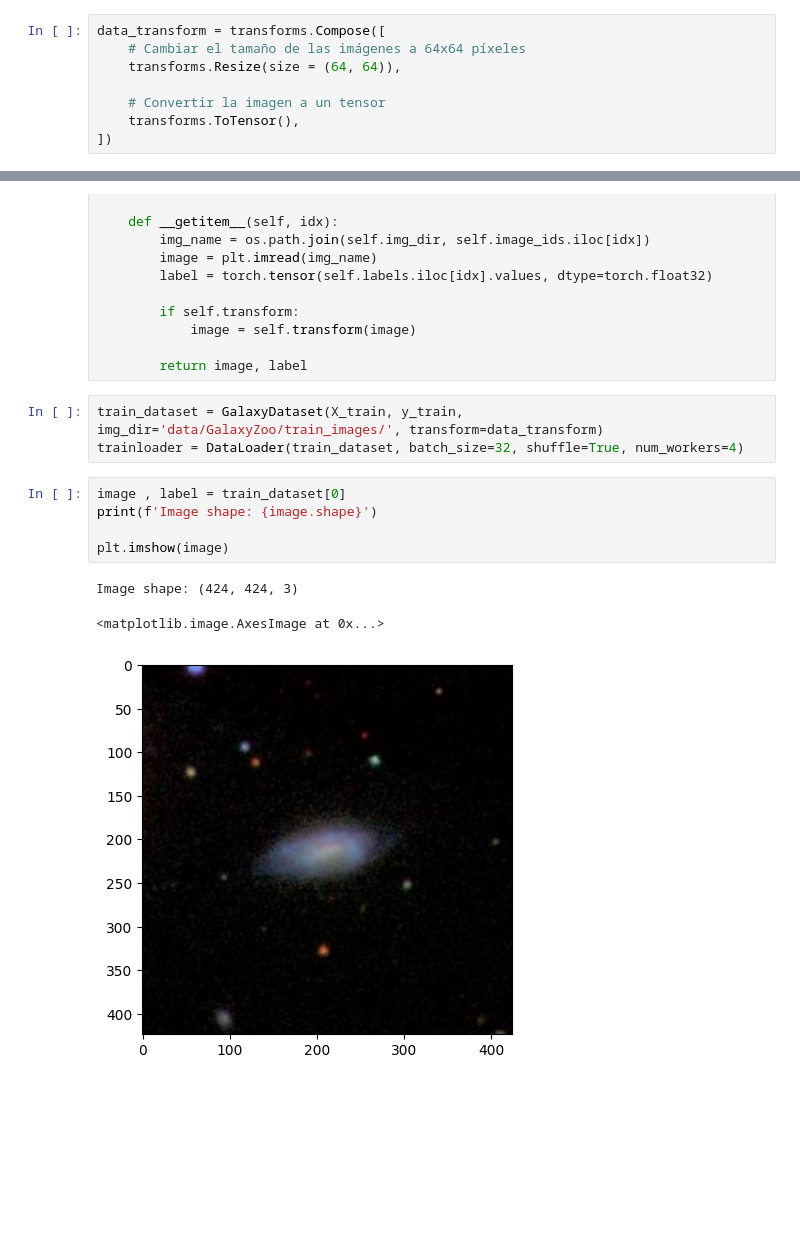
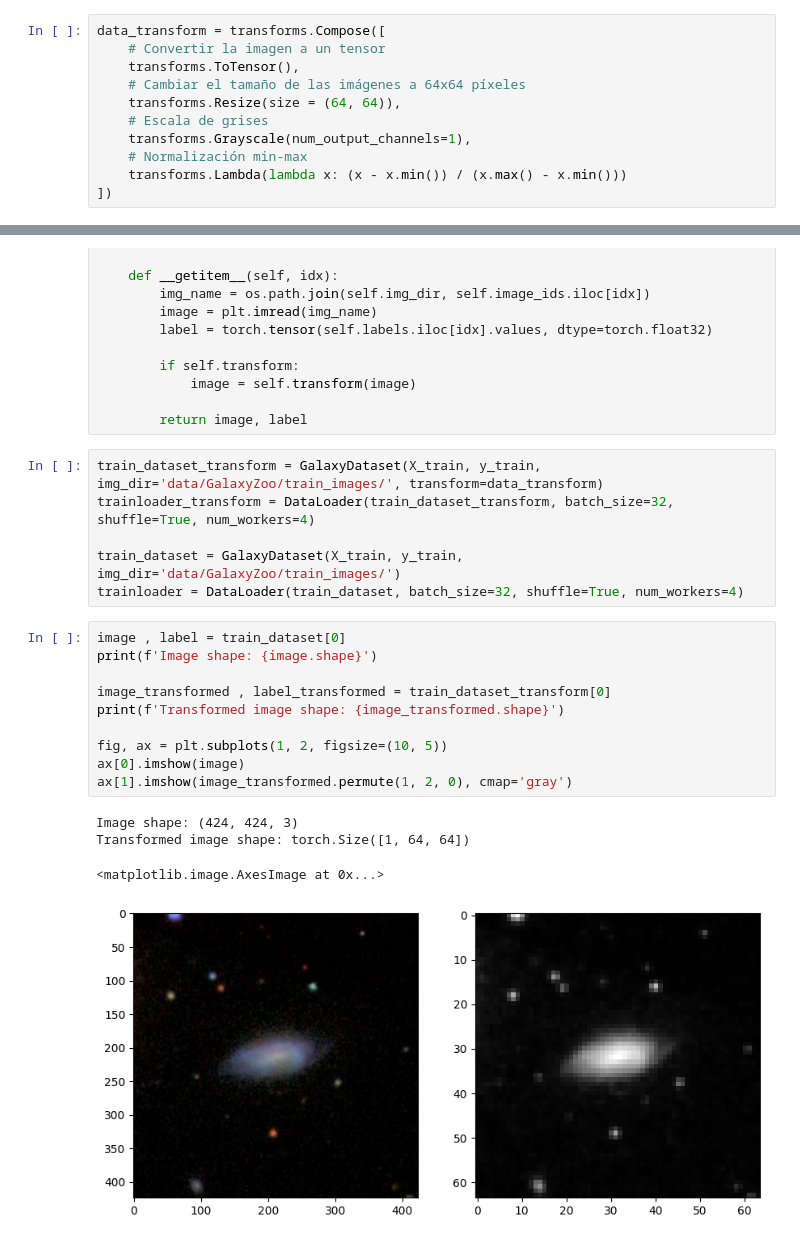
Before and after one commit to UChile-IDIA/ClassificadorGalaxias, a Jupyter notebook: ClassificadorGalaxias.ipynb, the cells around one changed output, grey strips where cells are left out. Drawn from its saved outputs; the diff is of its cells as text; blank space fills up the shorter version.

```diff
--- a/ClassificadorGalaxias.ipynb
+++ b/ClassificadorGalaxias.ipynb
@@ -189,11 +189,14 @@ Testing set: 9853
 Validation set: 12316
 # %%
 data_transform = transforms.Compose([
+    # Convertir la imagen a un tensor
+    transforms.ToTensor(),
     # Cambiar el tamaño de las imágenes a 64x64 píxeles
     transforms.Resize(size = (64, 64)),
-
-    # Convertir la imagen a un tensor
-    transforms.ToTensor(),
+    # Escala de grises
+    transforms.Grayscale(num_output_channels=1),
+    # Normalización min-max
+    transforms.Lambda(lambda x: (x - x.min()) / (x.max() - x.min()))
 ])
 # %%
 class GalaxyDataset(Dataset):
@@ -216,14 +219,23 @@ class GalaxyDataset(Dataset):
 
         return image, label
 # %%
-train_dataset = GalaxyDataset(X_train, y_train, img_dir='data/GalaxyZoo/train_images/', transform=data_transform)
+train_dataset_transform = GalaxyDataset(X_train, y_train, img_dir='data/GalaxyZoo/train_images/', transform=data_transform)
+trainloader_transform = DataLoader(train_dataset_transform, batch_size=32, shuffle=True, num_workers=4)
+
+train_dataset = GalaxyDataset(X_train, y_train, img_dir='data/GalaxyZoo/train_images/')
 trainloader = DataLoader(train_dataset, batch_size=32, shuffle=True, num_workers=4)
 # %%
 image , label = train_dataset[0]
 print(f'Image shape: {image.shape}')
 
-plt.imshow(image)
+image_transformed , label_transformed = train_dataset_transform[0]
+print(f'Transformed image shape: {image_transformed.shape}')
+
+fig, ax = plt.subplots(1, 2, figsize=(10, 5))
+ax[0].imshow(image)
+ax[1].imshow(image_transformed.permute(1, 2, 0), cmap='gray')
 # %% [output]
 Image shape: (424, 424, 3)
+Transformed image shape: torch.Size([1, 64, 64])
 <matplotlib.image.AxesImage at 0x...>
-[figure, old version]
+[figure, new version]
```
Also changed, not shown: parts of 13 cells of this notebook.
